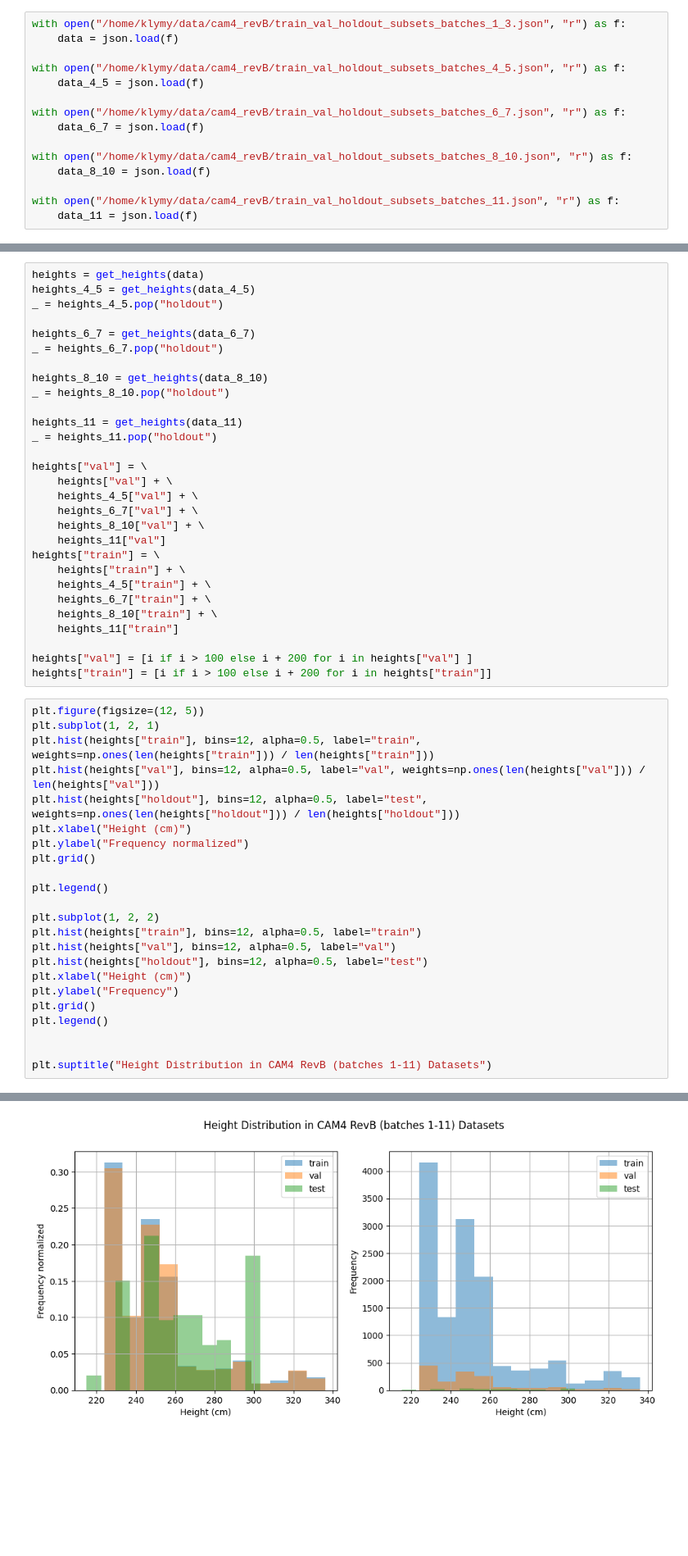
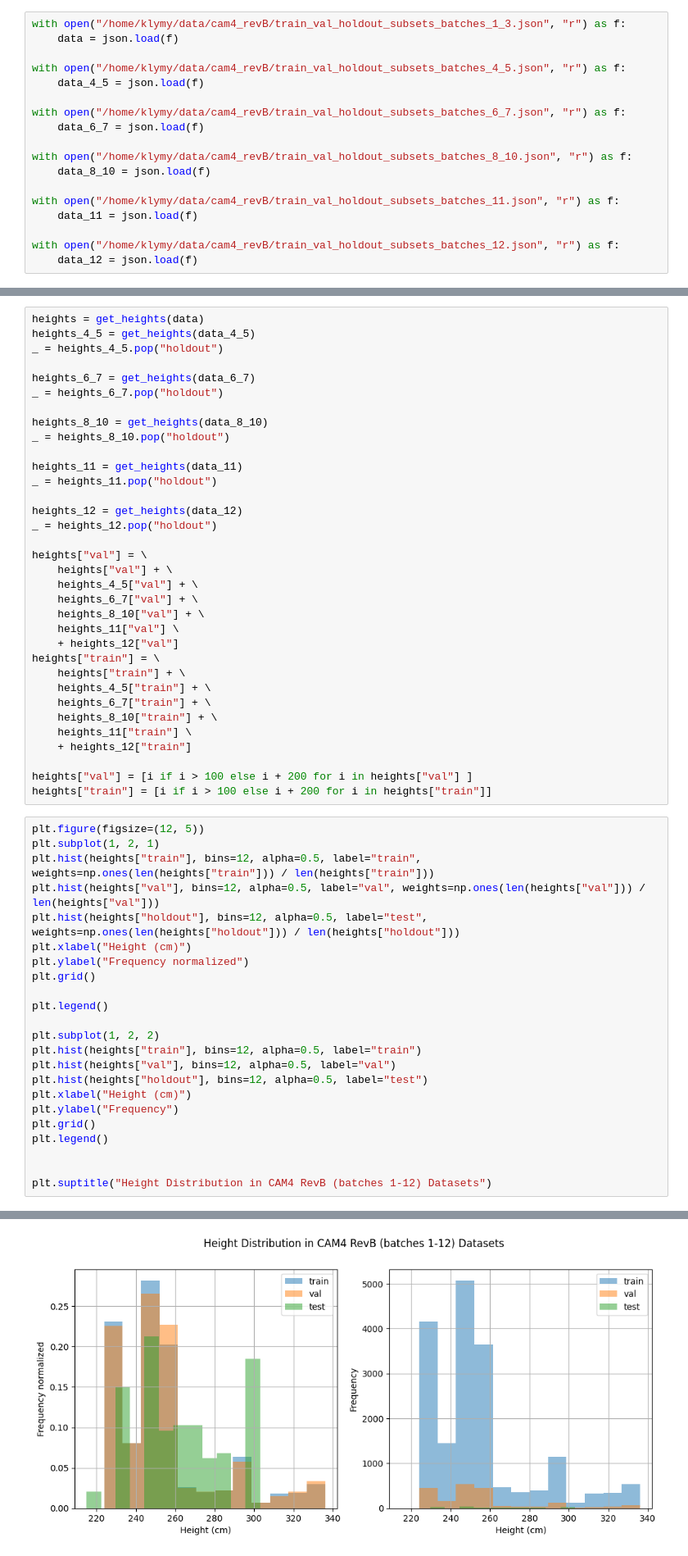
Before and after one commit to klymya/pg-research, a Jupyter notebook: people_detection_pg2/cam4_revB/dataset_review.ipynb, the cells around one changed output, grey strips where cells are left out. Shown at 82% size. Saved outputs shown, nothing was run; the diff lists cells and outputs as text; blank space fills up the shorter version.

Commit message:
added batch12 experiments

```diff
--- a/people_detection_pg2/cam4_revB/dataset_review.ipynb
+++ b/people_detection_pg2/cam4_revB/dataset_review.ipynb
@@ -19,6 +19,9 @@ with open("/home/klymy/data/cam4_revB/train_val_holdout_subsets_batches_8_10.jso
 
 with open("/home/klymy/data/cam4_revB/train_val_holdout_subsets_batches_11.json", "r") as f:
     data_11 = json.load(f)
+
+with open("/home/klymy/data/cam4_revB/train_val_holdout_subsets_batches_12.json", "r") as f:
+    data_12 = json.load(f)
 # %%
 def get_heights(data):
     heights = {}
@@ -49,18 +52,23 @@ _ = heights_8_10.pop("holdout")
 heights_11 = get_heights(data_11)
 _ = heights_11.pop("holdout")
 
+heights_12 = get_heights(data_12)
+_ = heights_12.pop("holdout")
+
 heights["val"] = \
     heights["val"] + \
     heights_4_5["val"] + \
     heights_6_7["val"] + \
     heights_8_10["val"] + \
-    heights_11["val"]
+    heights_11["val"] \
+    + heights_12["val"]
 heights["train"] = \
     heights["train"] + \
     heights_4_5["train"] + \
     heights_6_7["train"] + \
     heights_8_10["train"] + \
-    heights_11["train"]
+    heights_11["train"] \
+    + heights_12["train"]
 
 heights["val"] = [i if i > 100 else i + 200 for i in heights["val"] ]
 heights["train"] = [i if i > 100 else i + 200 for i in heights["train"]]
@@ -86,5 +94,5 @@ plt.grid()
 plt.legend()
 
 
-plt.suptitle("Height Distribution in CAM4 RevB (batches 1-11) Datasets")
+plt.suptitle("Height Distribution in CAM4 RevB (batches 1-12) Datasets")
 # %% [output]
@@ -92,4 +100,4 @@ Text(0.5, 0.98, 'Height Distribution in CAM4 RevB (batches 1-11) Datasets')
-[figure, old version]
+[figure, new version]
 # %%
 len(heights["train"]), len(heights["val"]), len(heights["holdout"])
 # %% [output]
```
Also changed, not shown: parts of 3 cells of this notebook, 13 other files.
